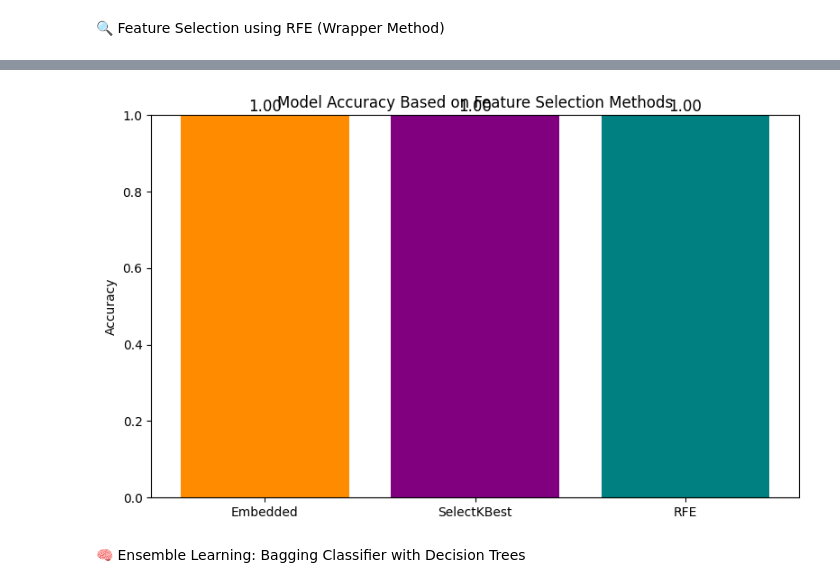
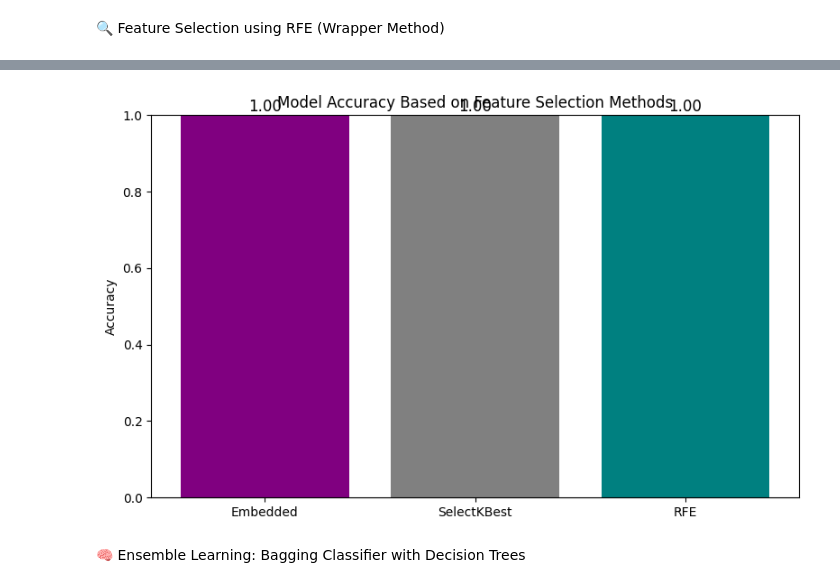
Before and after one commit to tejasmaskar09/Skill, a Jupyter notebook: lca3_final_notebook.ipynb, the cells around one changed output, grey strips where cells are left out. Cells and saved outputs as stored; diff of their text form; code cells hidden in the pictures.

```diff
--- a/lca3_final_notebook.ipynb
+++ b/lca3_final_notebook.ipynb
@@ -236,35 +237,35 @@ models = {
     "SelectKBest": X_kbest,
     "RFE": X_rfe
 }
 
 accuracies = {}
 
 for name, X_fs in models.items():
     clf = GradientBoostingClassifier(random_state=42)
     clf.fit(X_fs, y_train)
     if name == "Embedded":
         X_fs_test = X_test[:, top_indices]
     elif name == "SelectKBest":
         X_fs_test = selector.transform(X_test)
     elif name == "RFE":
         X_fs_test = rfe.transform(X_test)
 
     y_pred = clf.predict(X_fs_test)
     acc = accuracy_score(y_test, y_pred)
     accuracies[name] = acc
 
 # Plotting comparison
 plt.figure(figsize=(8, 5))
-plt.bar(accuracies.keys(), accuracies.values(), color=['darkorange', 'purple', 'teal'])
+plt.bar(accuracies.keys(), accuracies.values(), color=['purple', 'gray', 'teal'])
 plt.title("Model Accuracy Based on Feature Selection Methods")
 plt.ylabel("Accuracy")
 plt.ylim(0, 1)
 for i, v in enumerate(accuracies.values()):
     plt.text(i, v + 0.01, f"{v:.2f}", ha='center', fontsize=12)
 plt.tight_layout()
 plt.show()
 # %% [output]
-[figure, old version]
+[figure, new version]
 # %% [markdown]
 🧠 Ensemble Learning: Bagging Classifier with Decision Trees
 # %%
```
Also changed, not shown: parts of 4 cells of this notebook.
